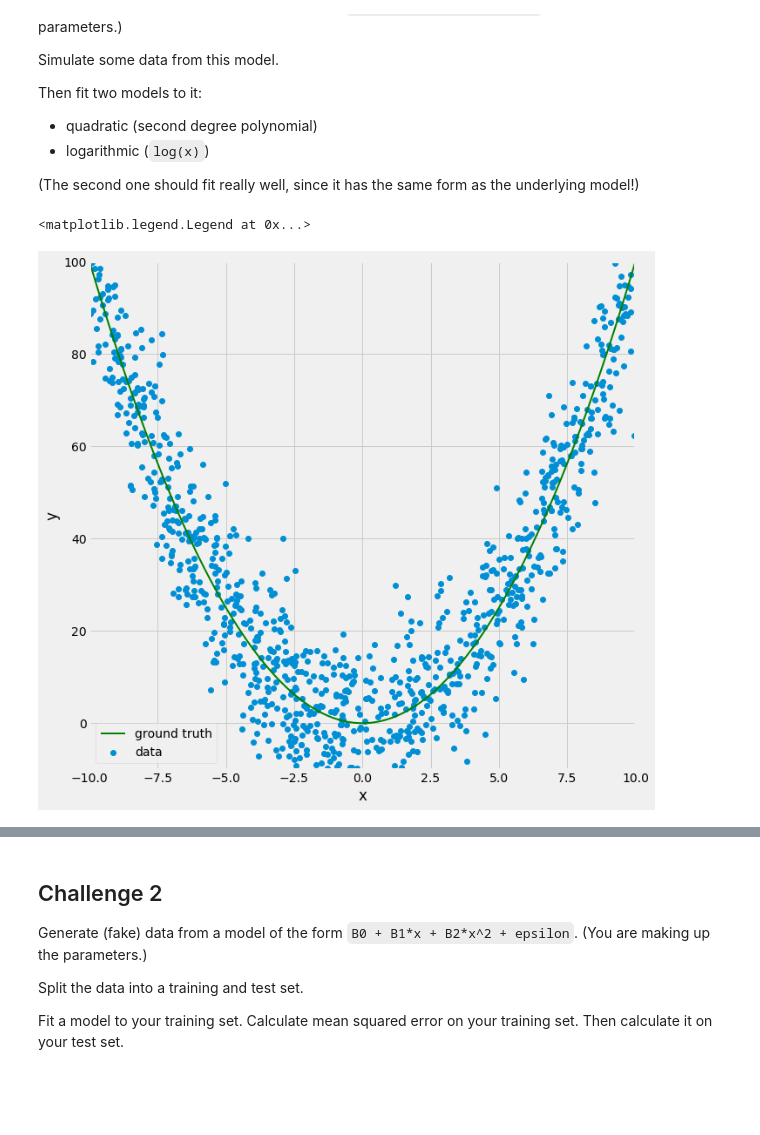
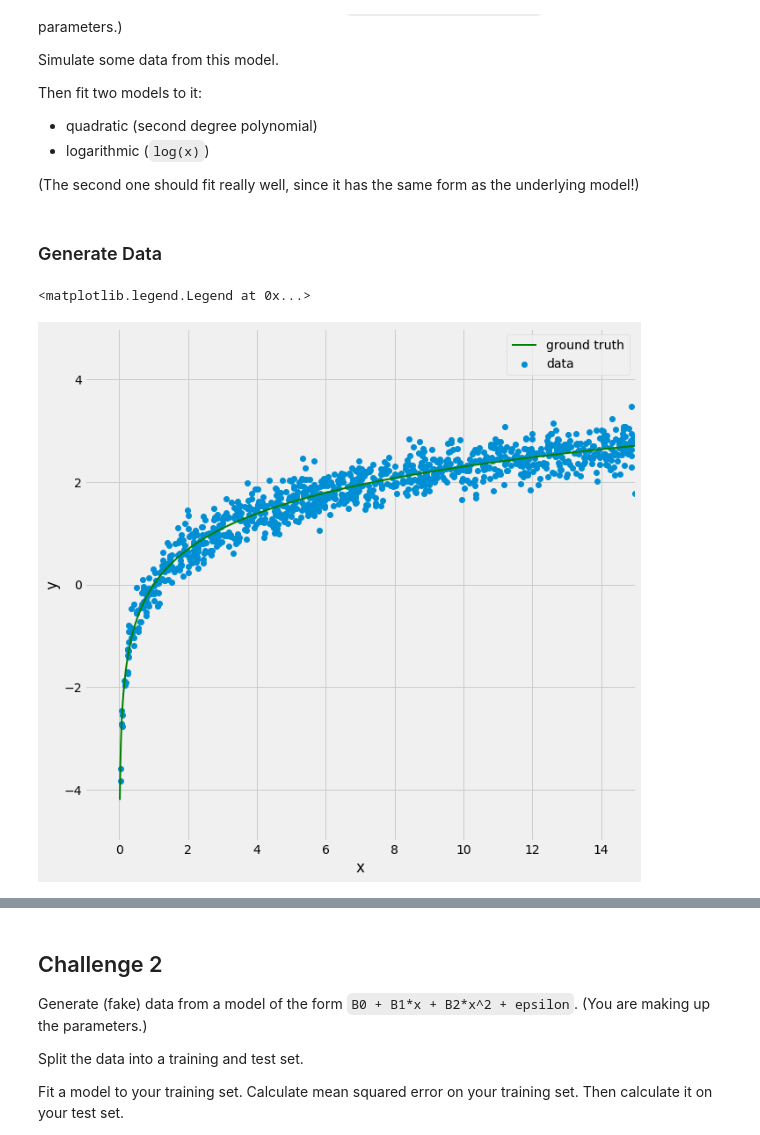
Before and after one commit to cneiderer/Class_Projects, a Jupyter notebook: Challenges/Challenge06.ipynb, the cells around one changed output, grey strips where cells are left out. Saved outputs shown, nothing was run; the diff lists cells and outputs as text; code cells hidden in the pictures; blank space fills up the shorter version.

```diff
--- a/Challenges/Challenge06.ipynb
+++ b/Challenges/Challenge06.ipynb
@@ -30,32 +30,34 @@ Then fit two models to it:
  * logarithmic (`log(x)`)
 
 (The second one should fit really well, since it has the same form as the underlying model!)
+# %% [markdown]
+### Generate Data
 # %%
 from IPython.core.pylabtools import figsize
 figsize(10, 10)
 plt.style.use('fivethirtyeight')
 
 np.random.seed(129)
 
 def f(x):
-    return x ** 2
+    return np.log(x)
 
 n_samples = 1000
 # Generate the x values from the random uniform distribution between 0 and 1
-X = np.random.uniform(-10, 10, size=n_samples)
+X = np.random.uniform(0, 15, size=n_samples)
 # Generate the y values by taking the sin and adding a random Gaussian (normal) noise term
-y = f(X) + np.random.normal(scale=10, size=n_samples)
+y = f(X) + np.random.normal(scale=0.25, size=n_samples)
 
-x_plot = np.linspace(-10, 10, n_samples)
+x_plot = np.linspace(0, 15, n_samples)
 # Plot the training data against what we know to be the ground truth sin function
 fig, ax = plt.subplots(1,1);
 ax.plot(x_plot, f(x_plot), label='ground truth', color='green', lw=2)
 ax.scatter(X, y, label='data', lw=1)
-ax.set_ylim((-10, 100))
-ax.set_xlim((-10, 10))
+ax.set_ylim((-5, 5))
+ax.set_xlim((-1, 15))
 ax.set_ylabel('y')
 ax.set_xlabel('x')
 ax.legend()
 # %% [output]
 <matplotlib.legend.Legend at 0x...>
-[figure, old version]
+[figure, new version]
```
Also changed, not shown: parts of 15 cells of this notebook.
